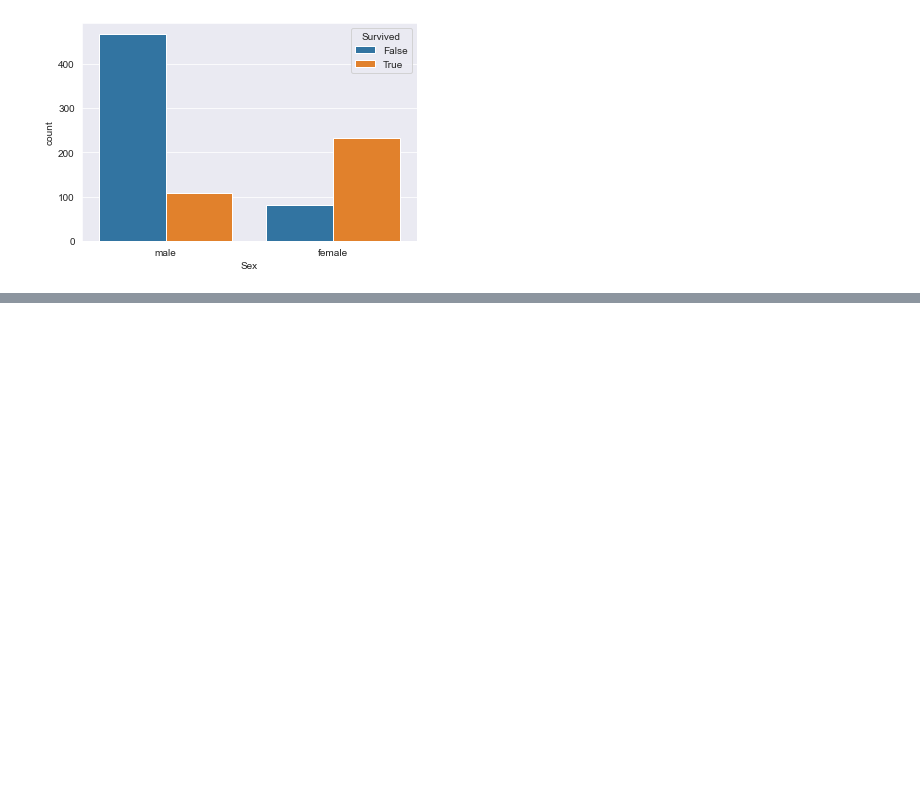
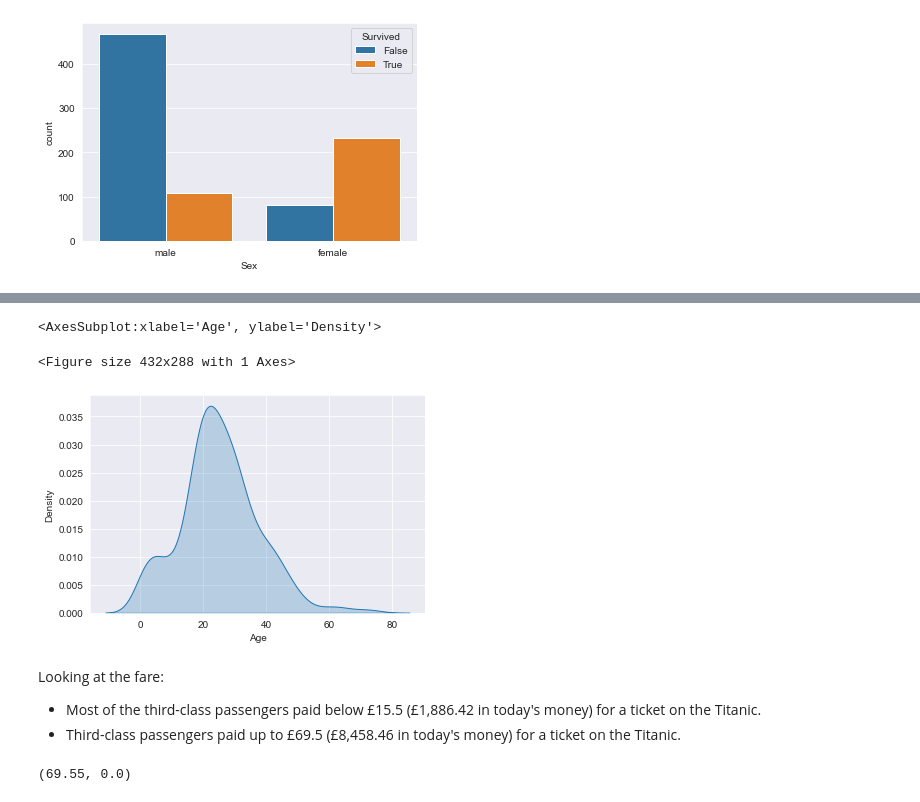
Before and after one commit to MalayAgr/Kaggle-Titanic, a Jupyter notebook: notebooks/eda.ipynb, the cells around one changed output, grey strips where cells are left out. Cells and saved outputs as stored; diff of their text form; code cells hidden in the pictures; blank space fills up the shorter version.

```diff
--- a/notebooks/eda.ipynb
+++ b/notebooks/eda.ipynb
@@ -386,0 +448,15 @@ sns.countplot(data=df, x="Sex", hue="Survived")
+# %%
+sns.kdeplot(third_class["Age"], fill=True)
+# %% [output]
+<AxesSubplot:xlabel='Age', ylabel='Density'>
+<Figure size 432x288 with 1 Axes>
+[figure, added]
+# %% [markdown]
+Looking at the fare:
+
+- Most of the third-class passengers paid below £15.5 (£1,886.42 in today's money) for a ticket on the Titanic.
+- Third-class passengers paid up to £69.5 (£8,458.46 in today's money) for a ticket on the Titanic.
+# %%
+third_class["Fare"].max(), third_class["Fare"].min()
+# %% [output]
+(69.55, 0.0)
```
Also changed, not shown: parts of 39 cells of this notebook.
